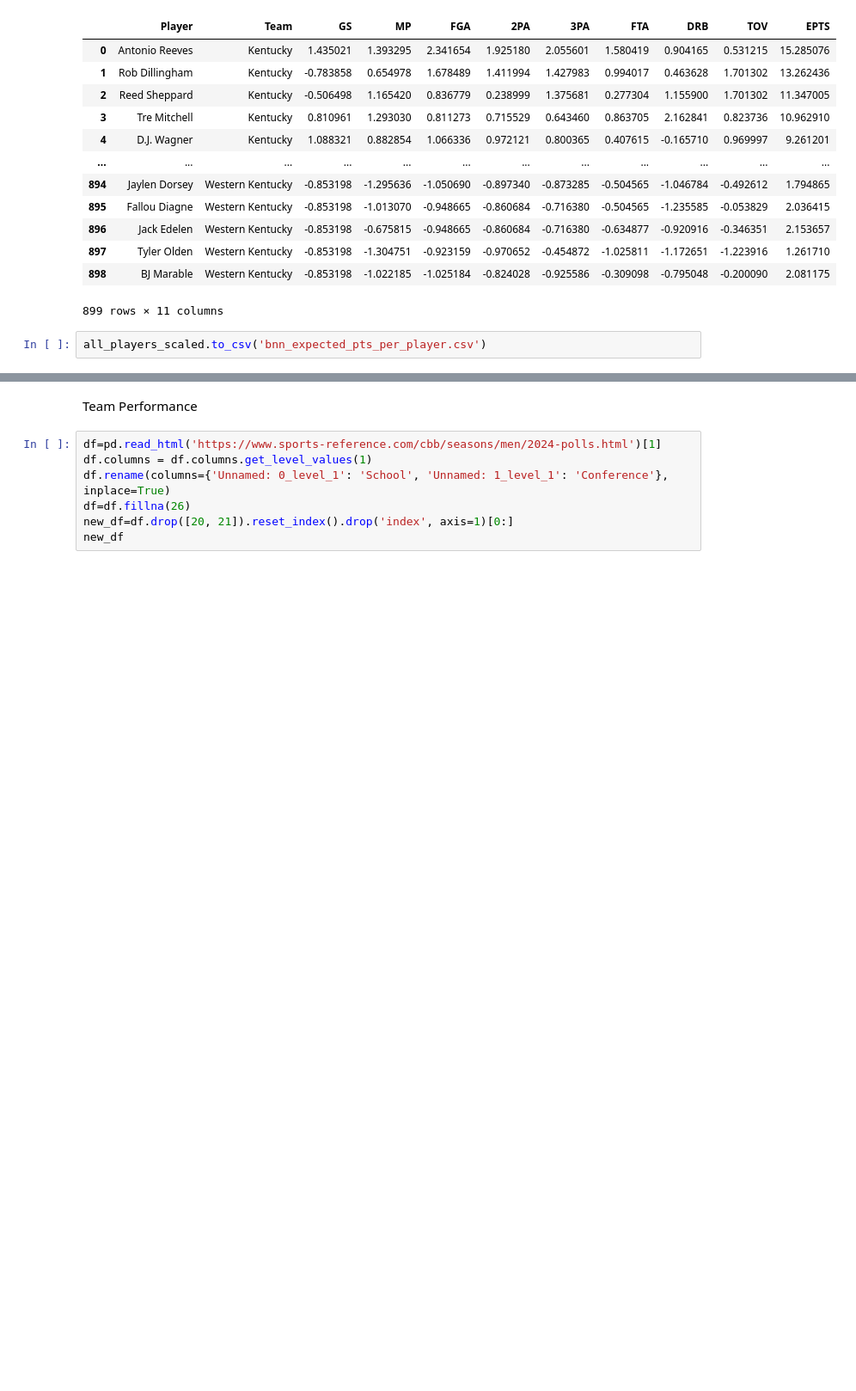
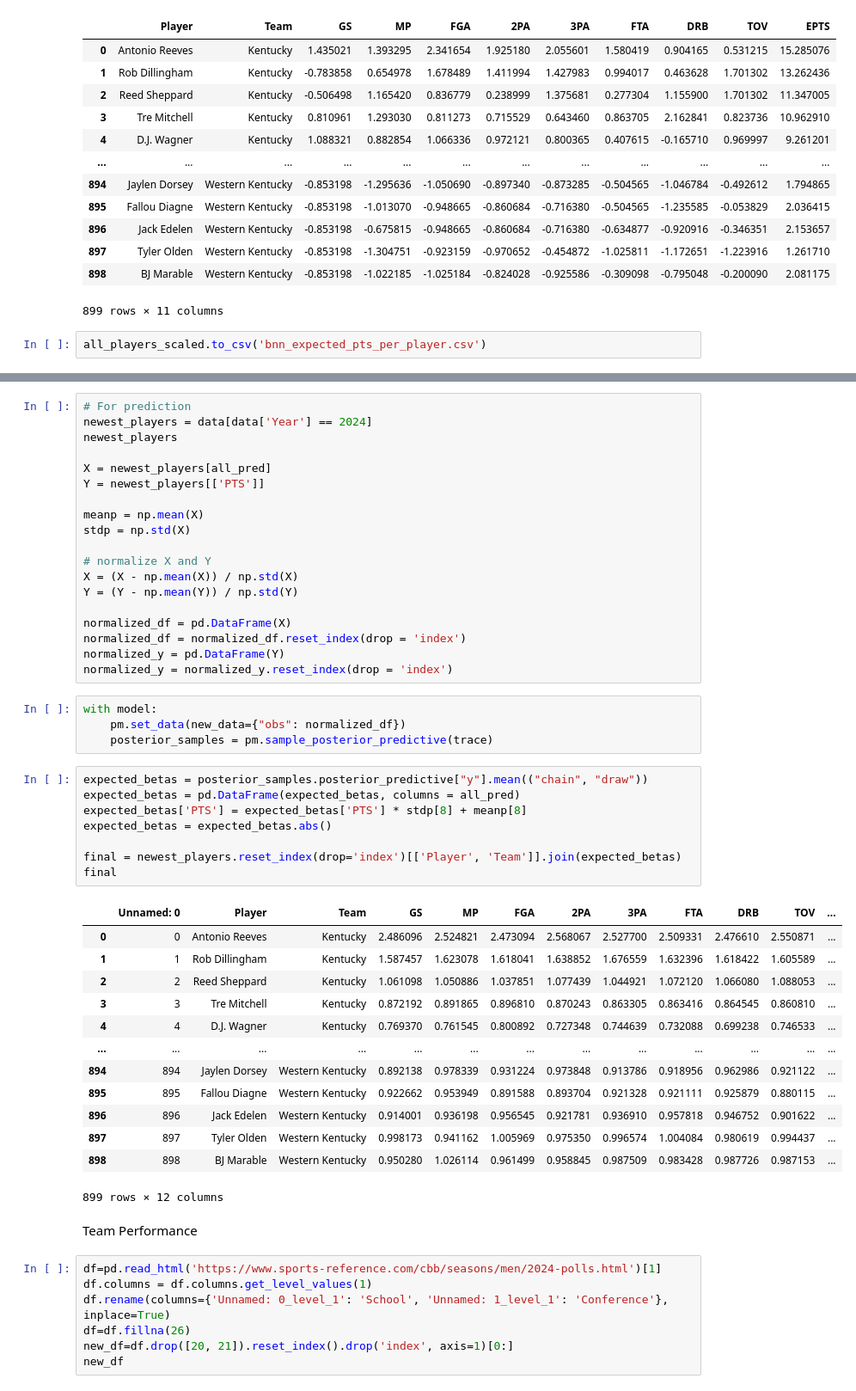
Before and after one commit to hinayatali9/STA365_Proj, a Jupyter notebook: Presentation_Notebook.ipynb, the cells around one changed output, grey strips where cells are left out. Shown at 86% size. Drawn from its saved outputs; the diff is of its cells as text; blank space fills up the shorter version.

```diff
--- a/Presentation_Notebook.ipynb
+++ b/Presentation_Notebook.ipynb
@@ -228,3 +247,48 @@ all_players_scaled.to_csv('bnn_expected_pts_per_player.csv')
+# %%
+# For prediction
+newest_players = data[data['Year'] == 2024]
+newest_players
+
+X = newest_players[all_pred]
+Y = newest_players[['PTS']]
+
+meanp = np.mean(X)
+stdp = np.std(X)
+
+# normalize X and Y
+X = (X - np.mean(X)) / np.std(X)
+Y = (Y - np.mean(Y)) / np.std(Y)
+
+normalized_df = pd.DataFrame(X)
+normalized_df = normalized_df.reset_index(drop = 'index')
+normalized_y = pd.DataFrame(Y)
+normalized_y = normalized_y.reset_index(drop = 'index')
+# %%
+with model:
+    pm.set_data(new_data={"obs": normalized_df})
+    posterior_samples = pm.sample_posterior_predictive(trace)
+# %%
+expected_betas = posterior_samples.posterior_predictive["y"].mean(("chain", "draw"))
+expected_betas = pd.DataFrame(expected_betas, columns = all_pred)
+expected_betas['PTS'] = expected_betas['PTS'] * stdp[8] + meanp[8]
+expected_betas = expected_betas.abs()
+
+final = newest_players.reset_index(drop='index')[['Player', 'Team']].join(expected_betas)
+final
+# %% [output]
+|  | Unnamed: 0 | Player | Team | GS | MP | FGA | 2PA | 3PA | FTA | DRB | TOV | ... |
+| 0 | 0 | Antonio Reeves | Kentucky | 2.486096 | 2.524821 | 2.473094 | 2.568067 | 2.527700 | 2.509331 | 2.476610 | 2.550871 | ... |
+| 1 | 1 | Rob Dillingham | Kentucky | 1.587457 | 1.623078 | 1.618041 | 1.638852 | 1.676559 | 1.632396 | 1.618422 | 1.605589 | ... |
+| 2 | 2 | Reed Sheppard | Kentucky | 1.061098 | 1.050886 | 1.037851 | 1.077439 | 1.044921 | 1.072120 | 1.066080 | 1.088053 | ... |
+| 3 | 3 | Tre Mitchell | Kentucky | 0.872192 | 0.891865 | 0.896810 | 0.870243 | 0.863305 | 0.863416 | 0.864545 | 0.860810 | ... |
+| 4 | 4 | D.J. Wagner | Kentucky | 0.769370 | 0.761545 | 0.800892 | 0.727348 | 0.744639 | 0.732088 | 0.699238 | 0.746533 | ... |
+| ... | ... | ... | ... | ... | ... | ... | ... | ... | ... | ... | ... | ... |
+| 894 | 894 | Jaylen Dorsey | Western Kentucky | 0.892138 | 0.978339 | 0.931224 | 0.973848 | 0.913786 | 0.918956 | 0.962986 | 0.921122 | ... |
+| 895 | 895 | Fallou Diagne | Western Kentucky | 0.922662 | 0.953949 | 0.891588 | 0.893704 | 0.921328 | 0.921111 | 0.925879 | 0.880115 | ... |
+| 896 | 896 | Jack Edelen | Western Kentucky | 0.914001 | 0.936198 | 0.956545 | 0.921781 | 0.936910 | 0.957818 | 0.946752 | 0.901622 | ... |
+| 897 | 897 | Tyler Olden | Western Kentucky | 0.998173 | 0.941162 | 1.005969 | 0.975350 | 0.996574 | 1.004084 | 0.980619 | 0.994437 | ... |
+| 898 | 898 | BJ Marable | Western Kentucky | 0.950280 | 1.026114 | 0.961499 | 0.958845 | 0.987509 | 0.983428 | 0.987726 | 0.987153 | ... |
+899 rows × 12 columns
 # %% [markdown]
 Team Performance
 # %%
```
Also changed, not shown: parts of 1 cell of this notebook.
